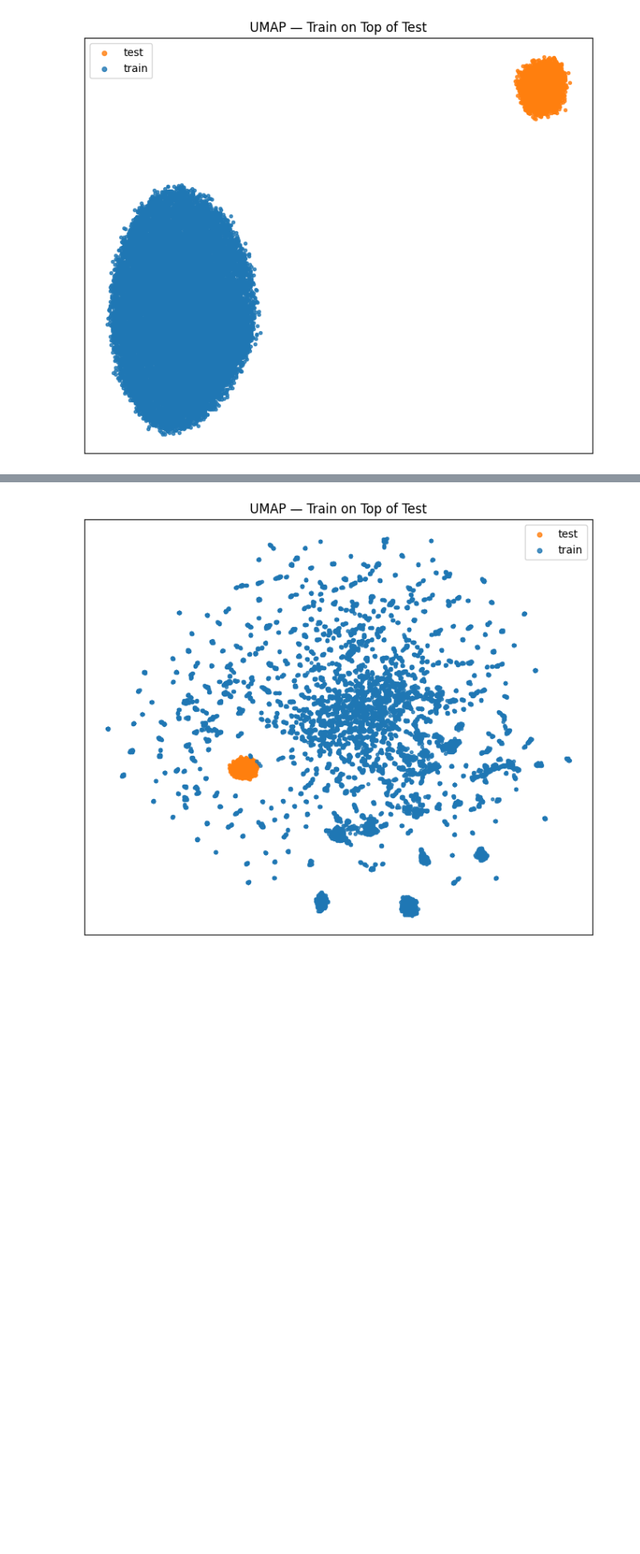
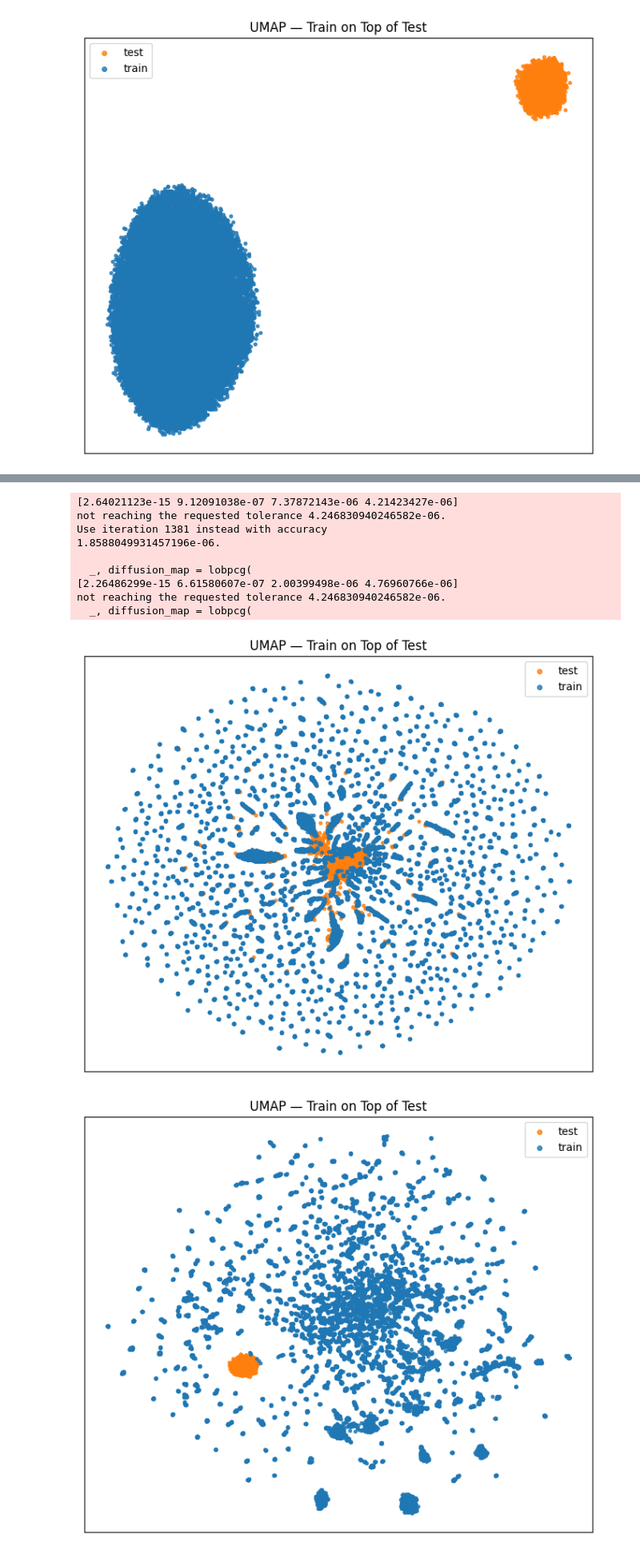
Before and after one commit to SZ-yang/SCSeq_LineageBarcoding, a Jupyter notebook: SCLineage_ConstrativeLearning/out/plot/feat_LCL_2025/cell_tag_multi/cell_tag_multi_only_testAsPenalty.ipynb, the cells around one changed output, grey strips where cells are left out. Shown at 80% size. Saved outputs shown, nothing was run; the diff lists cells and outputs as text; code cells hidden in the pictures; blank space fills up the shorter version.

```diff
--- a/SCLineage_ConstrativeLearning/out/plot/feat_LCL_2025/cell_tag_multi/cell_tag_multi_only_testAsPenalty.ipynb
+++ b/SCLineage_ConstrativeLearning/out/plot/feat_LCL_2025/cell_tag_multi/cell_tag_multi_only_testAsPenalty.ipynb
@@ -47,3 +28,6 @@ test_norm = test_embed_01 / np.linalg.norm(test_embed_01, axis=1, keepdims=True)
+# %%
+train_embed_001_10_pj = np.load(embed_path + "/feat_celltagMulti_only_lambda001_unlab10_bs250_testAsPenalty/train_proj_embeddings.npy")
+test_embed_001_10_pj = np.load(embed_path + "/feat_celltagMulti_only_lambda001_unlab10_bs250_testAsPenalty/test_proj_embeddings.npy")
 # %%
 def plot_top5_umap(emb, labels, title, n_neighbors=15, min_dist=0.3, random_state=42):
     """
@@ -174,3 +192,16 @@ plot_train_test_umap(train_embed_001, test_embed_001)
+# %%
+plot_train_test_umap(train_embed_001_10_pj, test_embed_001_10_pj)
+# %% [output]
+[2.64021123e-15 9.12091038e-07 7.37872143e-06 4.21423427e-06]
+not reaching the requested tolerance 4.246830940246582e-06.
+Use iteration 1381 instead with accuracy
+1.8588049931457196e-06.
+
+  _, diffusion_map = lobpcg(
+[2.26486299e-15 6.61580607e-07 2.00399498e-06 4.76960766e-06]
+not reaching the requested tolerance 4.246830940246582e-06.
+  _, diffusion_map = lobpcg(
+[figure, added]
 # %%
 plot_train_test_umap(train_embed_001_10, test_embed_001_10)
 # %% [output]
```
Also changed, not shown: parts of 11 cells of this notebook, 4 other files.
